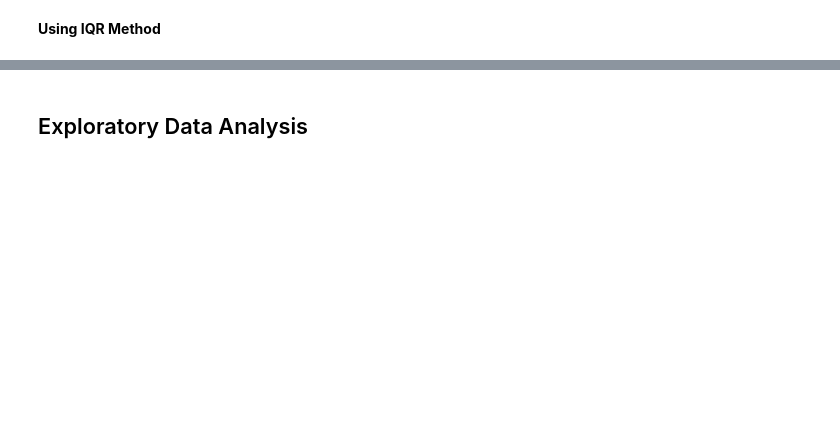
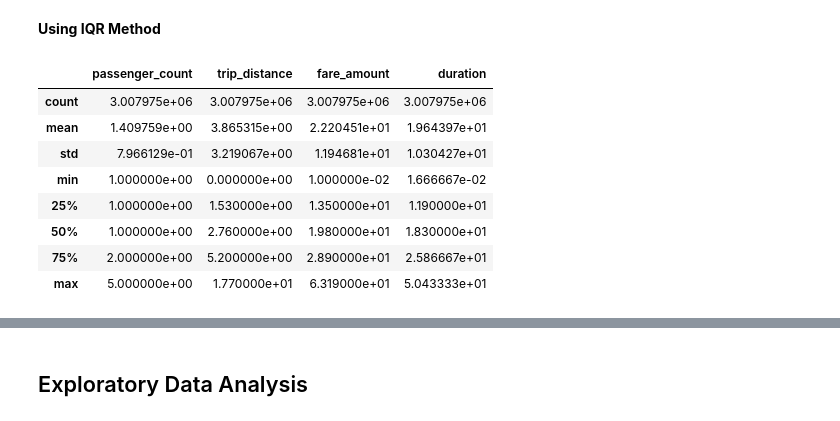
Before and after one commit to suparnachowdhury/Hypothesis-Testing-for-Taxi-Revenue-Optimization, a Jupyter notebook: Hypothesis Testing for Taxi Revenue Optimization.ipynb, the cells around one changed output, grey strips where cells are left out. Saved outputs shown, nothing was run; the diff lists cells and outputs as text; code cells hidden in the pictures; blank space fills up the shorter version.

```diff
--- a/Hypothesis Testing for Taxi Revenue Optimization.ipynb
+++ b/Hypothesis Testing for Taxi Revenue Optimization.ipynb
@@ -321,0 +328,12 @@ data = data[(data['fare_amount'] >= lower_bound) & (data['fare_amount'] <= upper
+# %%
+data.describe()
+# %% [output]
+|  | passenger_count | trip_distance | fare_amount | duration |
+| count | 3.007975e+06 | 3.007975e+06 | 3.007975e+06 | 3.007975e+06 |
+| mean | 1.409759e+00 | 3.865315e+00 | 2.220451e+01 | 1.964397e+01 |
+| std | 7.966129e-01 | 3.219067e+00 | 1.194681e+01 | 1.030427e+01 |
+| min | 1.000000e+00 | 0.000000e+00 | 1.000000e-02 | 1.666667e-02 |
+| 25% | 1.000000e+00 | 1.530000e+00 | 1.350000e+01 | 1.190000e+01 |
+| 50% | 1.000000e+00 | 2.760000e+00 | 1.980000e+01 | 1.830000e+01 |
+| 75% | 2.000000e+00 | 5.200000e+00 | 2.890000e+01 | 2.586667e+01 |
+| max | 5.000000e+00 | 1.770000e+01 | 6.319000e+01 | 5.043333e+01 |
```
Also changed, not shown: parts of 6 cells of this notebook.
